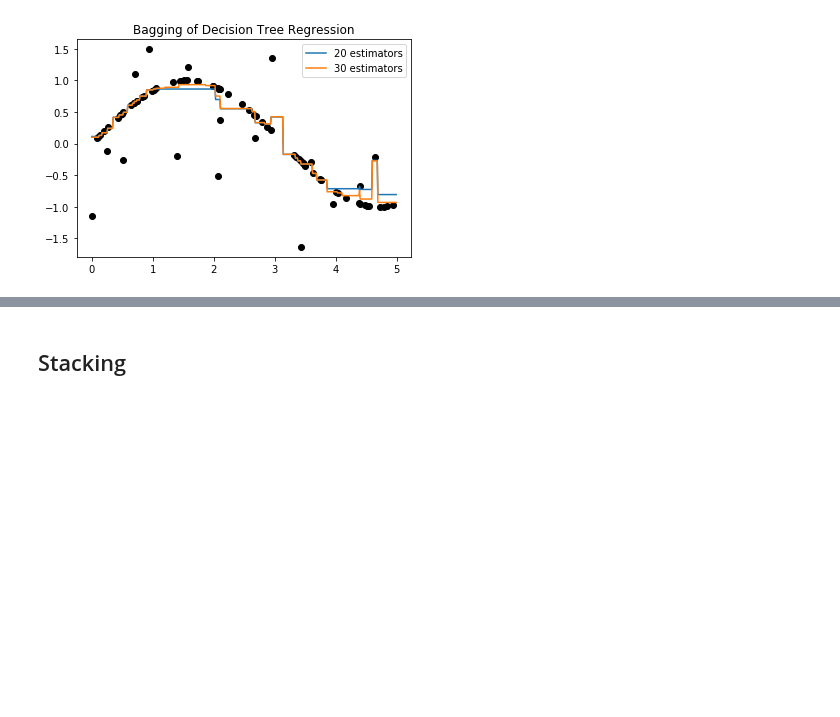
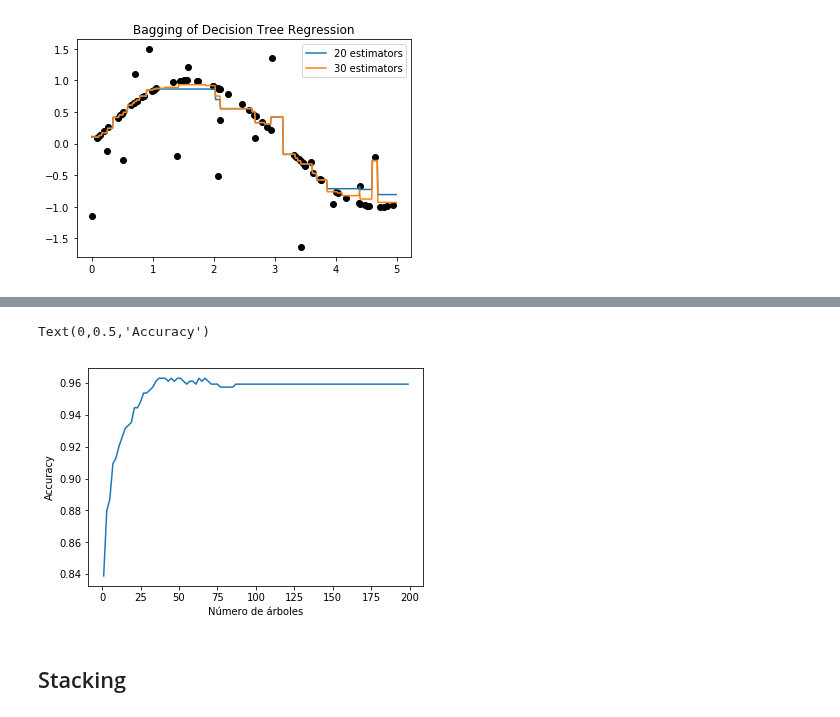
Before and after one commit to jdariasl/ML_IntroductoryCourse, a Jupyter notebook: Clase 07 - Boosting, Stacking.ipynb, the cells around one changed output, grey strips where cells are left out. Drawn from its saved outputs; the diff is of its cells as text; code cells hidden in the pictures; blank space fills up the shorter version.

```diff
--- a/Clase 07 - Boosting, Stacking.ipynb
+++ b/Clase 07 - Boosting, Stacking.ipynb
@@ -126,3 +143,18 @@ plt.show()
+# %%
+Performance = []
+N = digits.data.shape[0]
+ind = np.random.permutation(N)
+for i in range(1,200,2):
+    clf = GradientBoostingClassifier(n_estimators=i, max_depth=4, random_state=0)
+    clf = clf.fit(digits.data[ind[:int(N*0.7)],:], digits.target[ind[:int(N*0.7)]])
+    Performance.append(clf.score(digits.data[ind[int(N*0.7):],:], digits.target[ind[int(N*0.7):]]))
+Perform = np.array(Performance)
+plt.plot(np.arange(1,200,2),Perform)
+plt.xlabel(u'Número de árboles')
+plt.ylabel('Accuracy')
+# %% [output]
+Text(0,0.5,'Accuracy')
+[figure, added]
 # %% [markdown]
 ## Stacking
 # %% [markdown]
```
Also changed, not shown: parts of 3 cells of this notebook, 1 other file.
